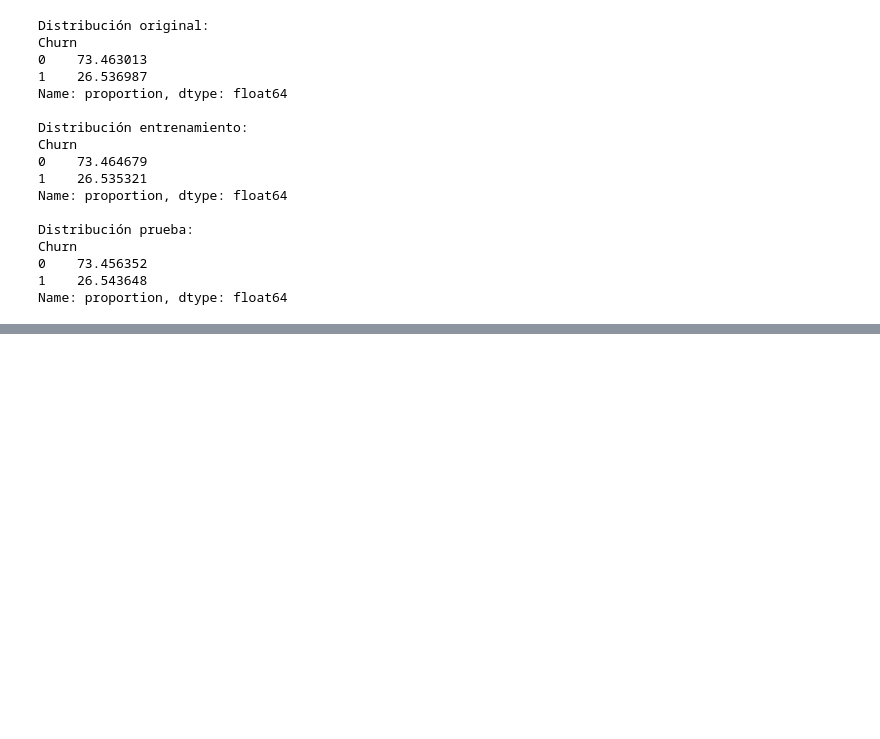
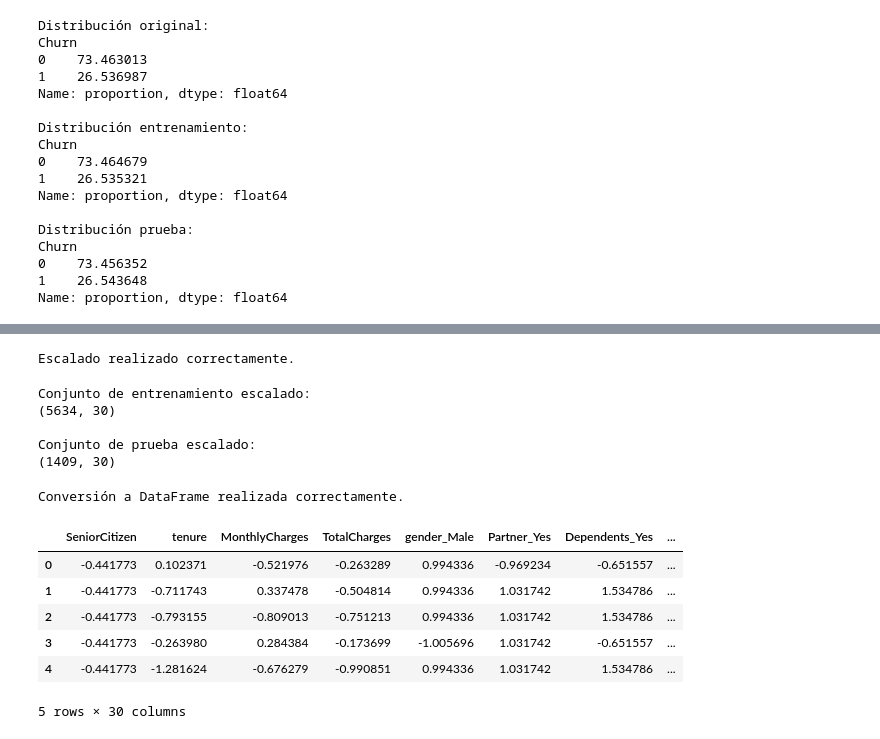
Before and after one commit to c4rlosantonio527/mistral-rag-colab, a Jupyter notebook: Agente1_DataCurator_AGNews.ipynb, the cells around one changed output, grey strips where cells are left out. Drawn from its saved outputs; the diff is of its cells as text; code cells hidden in the pictures; blank space fills up the shorter version.

```diff
--- a/Agente1_DataCurator_AGNews.ipynb
+++ b/Agente1_DataCurator_AGNews.ipynb
@@ -1145,0 +1104,68 @@ files.download(output_path)
+# %%
+# ==========================================
+# SECCIÓN 10 - Escalado de Variables
+# ==========================================
+
+# Crear el objeto StandardScaler
+scaler = StandardScaler()
+
+# Ajustar el escalador únicamente con los datos de entrenamiento
+# y transformar el conjunto de entrenamiento
+X_train_scaled = scaler.fit_transform(X_train)
+
+# Transformar el conjunto de prueba utilizando
+# los parámetros aprendidos anteriormente
+X_test_scaled = scaler.transform(X_test)
+
+print("Escalado realizado correctamente.")
+# %% [output]
+Escalado realizado correctamente.
+# %%
+# ==========================================
+# Verificar dimensiones
+# ==========================================
+
+print("Conjunto de entrenamiento escalado:")
+print(X_train_scaled.shape)
+
+print("\nConjunto de prueba escalado:")
+print(X_test_scaled.shape)
+# %% [output]
+Conjunto de entrenamiento escalado:
+(5634, 30)
+
+Conjunto de prueba escalado:
+(1409, 30)
+# %%
+# ==========================================
+# Convertir nuevamente a DataFrame
+# para conservar los nombres de las columnas
+# ==========================================
+
+X_train_scaled = pd.DataFrame(
+    X_train_scaled,
+    columns=X_train.columns
+)
+
+X_test_scaled = pd.DataFrame(
+    X_test_scaled,
+    columns=X_test.columns
+)
+
+print("Conversión a DataFrame realizada correctamente.")
+# %% [output]
+Conversión a DataFrame realizada correctamente.
+# %%
+# ==========================================
+# Primer vistazo al conjunto escalado
+# ==========================================
+
+X_train_scaled.head()
+# %% [output]
+|  | SeniorCitizen | tenure | MonthlyCharges | TotalCharges | gender_Male | Partner_Yes | Dependents_Yes | ... |
+| 0 | -0.441773 | 0.102371 | -0.521976 | -0.263289 | 0.994336 | -0.969234 | -0.651557 | ... |
+| 1 | -0.441773 | -0.711743 | 0.337478 | -0.504814 | 0.994336 | 1.031742 | 1.534786 | ... |
+| 2 | -0.441773 | -0.793155 | -0.809013 | -0.751213 | 0.994336 | 1.031742 | 1.534786 | ... |
+| 3 | -0.441773 | -0.263980 | 0.284384 | -0.173699 | -1.005696 | 1.031742 | -0.651557 | ... |
+| 4 | -0.441773 | -1.281624 | -0.676279 | -0.990851 | 0.994336 | 1.031742 | 1.534786 | ... |
+5 rows × 30 columns
```
Also changed, not shown: parts of 20 cells of this notebook.
